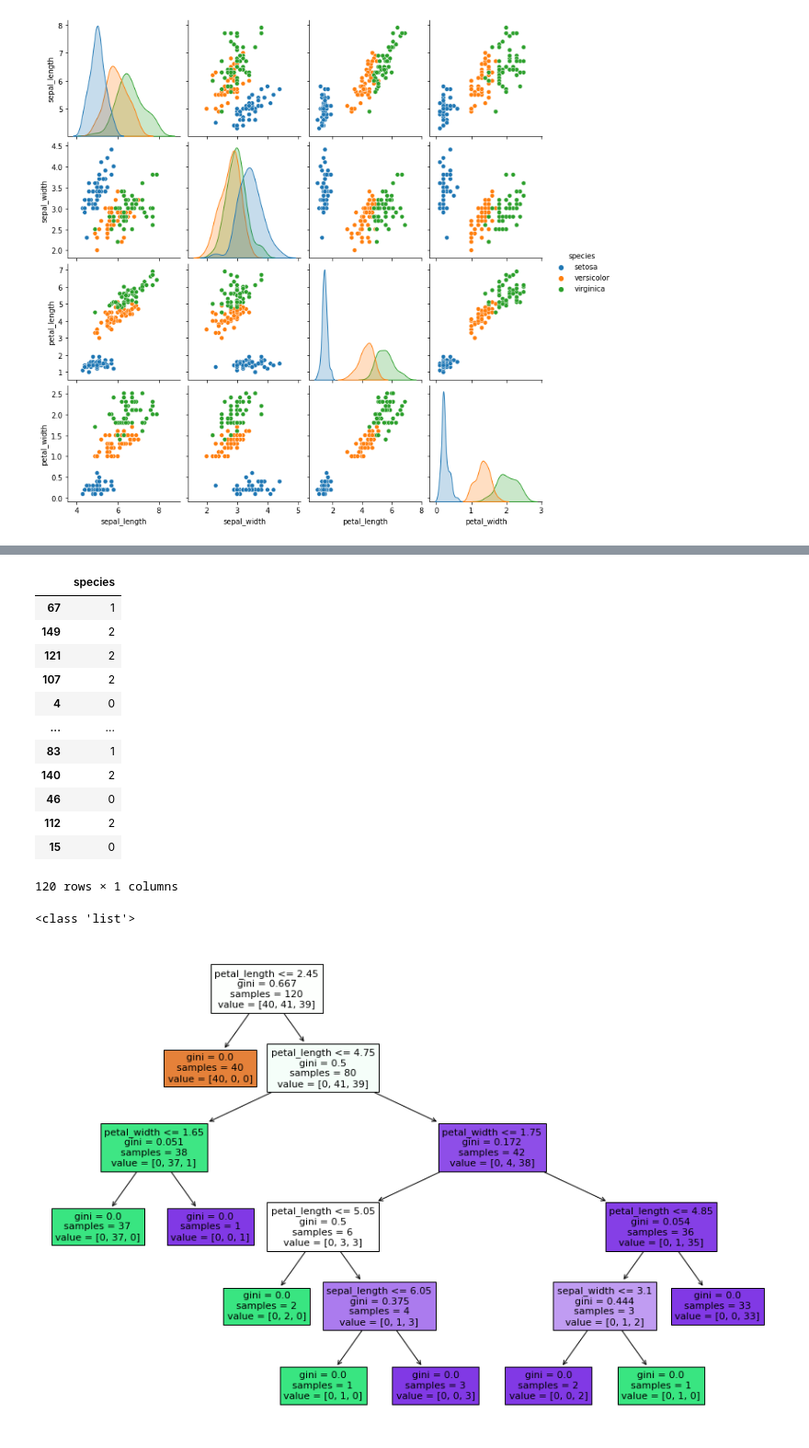
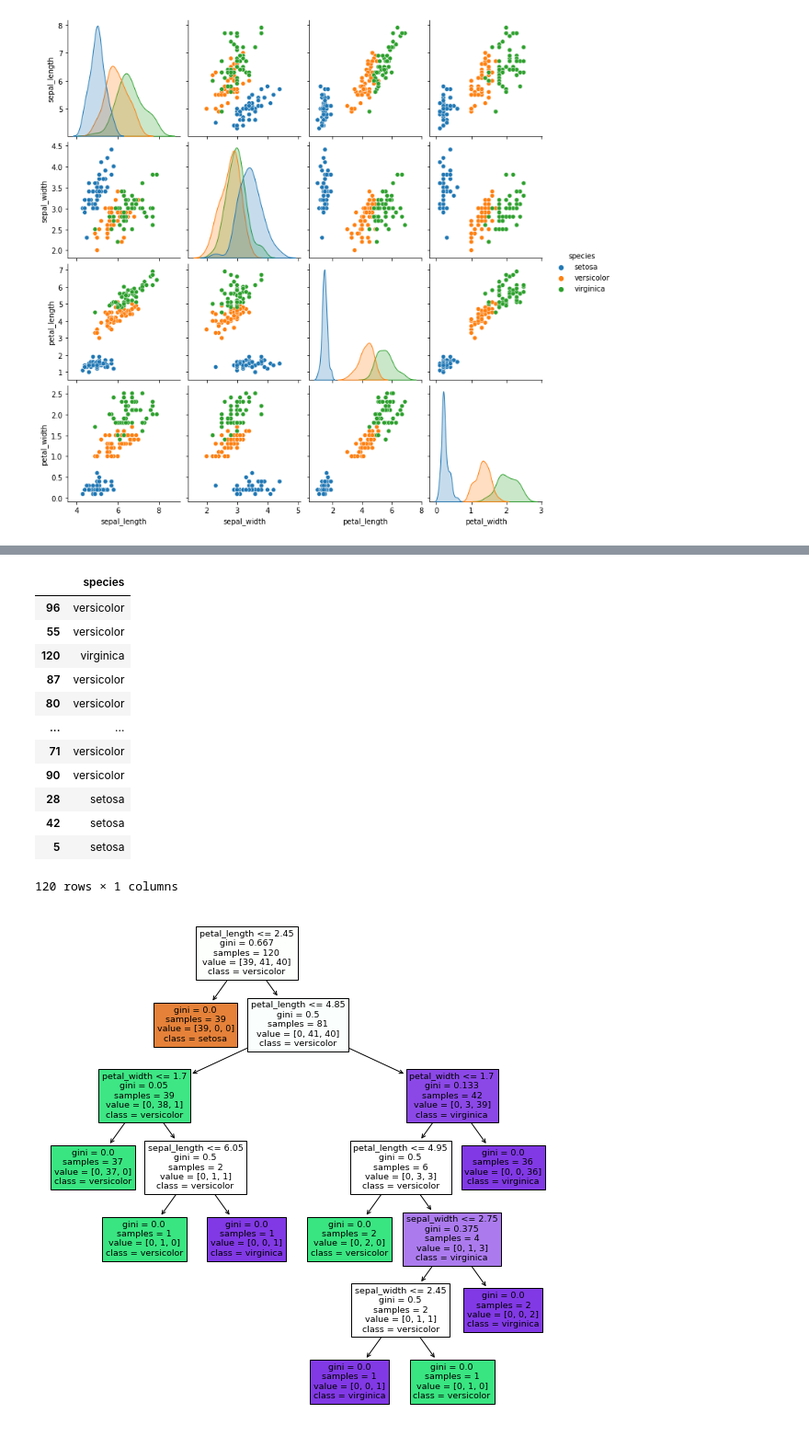
Before and after one commit to H1dek1/DataAnalysis, a Jupyter notebook: DecisionTreeClassification.ipynb, the cells around one changed output, grey strips where cells are left out. Shown at 92% size. Saved outputs shown, nothing was run; the diff lists cells and outputs as text; code cells hidden in the pictures.

```diff
--- a/DecisionTreeClassification.ipynb
+++ b/DecisionTreeClassification.ipynb
@@ -72,7 +75,3 @@ sns.pairplot(iris_df, hue='species')
 # %% [output]
 <seaborn.axisgrid.PairGrid at 0x...>
 [figure]
-# %%
-from sklearn.preprocessing import LabelEncoder
-spcs_encoder = LabelEncoder()
-iris_df['species'] = spcs_encoder.fit_transform(iris_df['species'].values)
@@ -115,15 +106,15 @@ train_input
 train_target
 # %% [output]
 |  | species |
-| 67 | 1 |
-| 149 | 2 |
-| 121 | 2 |
-| 107 | 2 |
-| 4 | 0 |
+| 96 | versicolor |
+| 55 | versicolor |
+| 120 | virginica |
+| 87 | versicolor |
+| 80 | versicolor |
 | ... | ... |
-| 83 | 1 |
-| 140 | 2 |
-| 46 | 0 |
-| 112 | 2 |
-| 15 | 0 |
+| 71 | versicolor |
+| 90 | versicolor |
+| 28 | setosa |
+| 42 | setosa |
+| 5 | setosa |
 120 rows × 1 columns
@@ -135,8 +121,26 @@ tree = tree.fit(train_input, train_target)
+# %%
+""" make instance of classifier model (all args are default values.)"""
+tree = DecisionTreeClassifier(
+    criterion='gini',
+    splitter='best',
+    max_depth=None,
+    min_samples_split=2,
+    min_samples_leaf=1,
+    min_weight_fraction_leaf=0.0,
+    max_features=None,
+    random_state=None,
+    max_leaf_nodes=None,
+    min_impurity_decrease=0.0,
+    min_impurity_split=0,
+    class_weight=None,
+    ccp_alpha=0.0
+)
+
+""" training """
+tree = tree.fit(train_input, train_target)
 # %%
 """ visualize model """
-plt.figure(figsize=(15, 10))
-a = plot_tree(tree, feature_names=iris_df.columns, filled=True)
-print(type(a))
+plt.figure(figsize=(10, 10))
+_ =plot_tree(tree, feature_names=iris_df.columns, filled=True, class_names=tree.classes_)
 # %% [output]
-<class 'list'>
-[figure, old version]
+[figure, new version]
```
Also changed, not shown: parts of 19 cells of this notebook.
